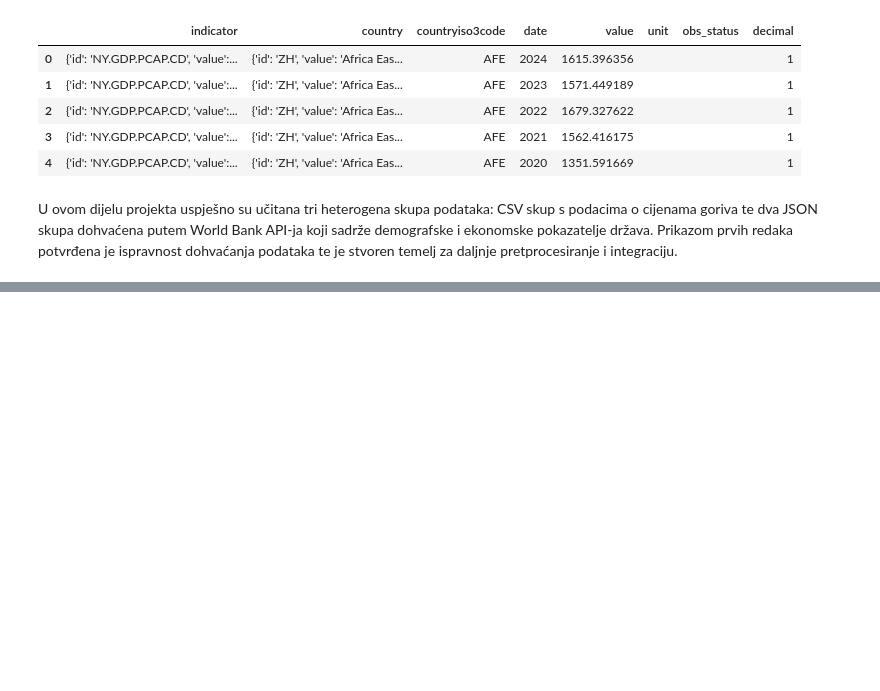
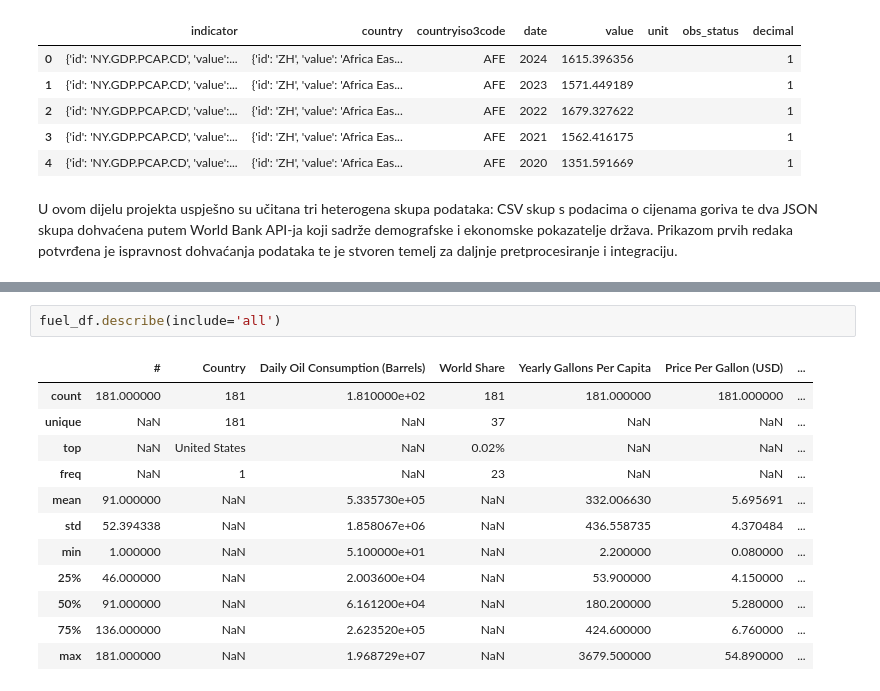
Before and after one commit to inizek23/Projekt-PzAP, a Jupyter notebook: PROJEKT_PzAP_Nizek.ipynb, the cells around one changed output, grey strips where cells are left out. Saved outputs shown, nothing was run; the diff lists cells and outputs as text; blank space fills up the shorter version.

```diff
--- a/PROJEKT_PzAP_Nizek.ipynb
+++ b/PROJEKT_PzAP_Nizek.ipynb
@@ -64,0 +99,15 @@ U ovom dijelu projekta uspješno su učitana tri heterogena skupa podataka: CSV
+# %%
+fuel_df.describe(include='all')
+# %% [output]
+|  | # | Country | Daily Oil Consumption (Barrels) | World Share | Yearly Gallons Per Capita | Price Per Gallon (USD) | ... |
+| count | 181.000000 | 181 | 1.810000e+02 | 181 | 181.000000 | 181.000000 | ... |
+| unique | NaN | 181 | NaN | 37 | NaN | NaN | ... |
+| top | NaN | United States | NaN | 0.02% | NaN | NaN | ... |
+| freq | NaN | 1 | NaN | 23 | NaN | NaN | ... |
+| mean | 91.000000 | NaN | 5.335730e+05 | NaN | 332.006630 | 5.695691 | ... |
+| std | 52.394338 | NaN | 1.858067e+06 | NaN | 436.558735 | 4.370484 | ... |
+| min | 1.000000 | NaN | 5.100000e+01 | NaN | 2.200000 | 0.080000 | ... |
+| 25% | 46.000000 | NaN | 2.003600e+04 | NaN | 53.900000 | 4.150000 | ... |
+| 50% | 91.000000 | NaN | 6.161200e+04 | NaN | 180.200000 | 5.280000 | ... |
+| 75% | 136.000000 | NaN | 2.623520e+05 | NaN | 424.600000 | 6.760000 | ... |
+| max | 181.000000 | NaN | 1.968729e+07 | NaN | 3679.500000 | 54.890000 | ... |
```
Also changed, not shown: parts of 5 cells of this notebook.
